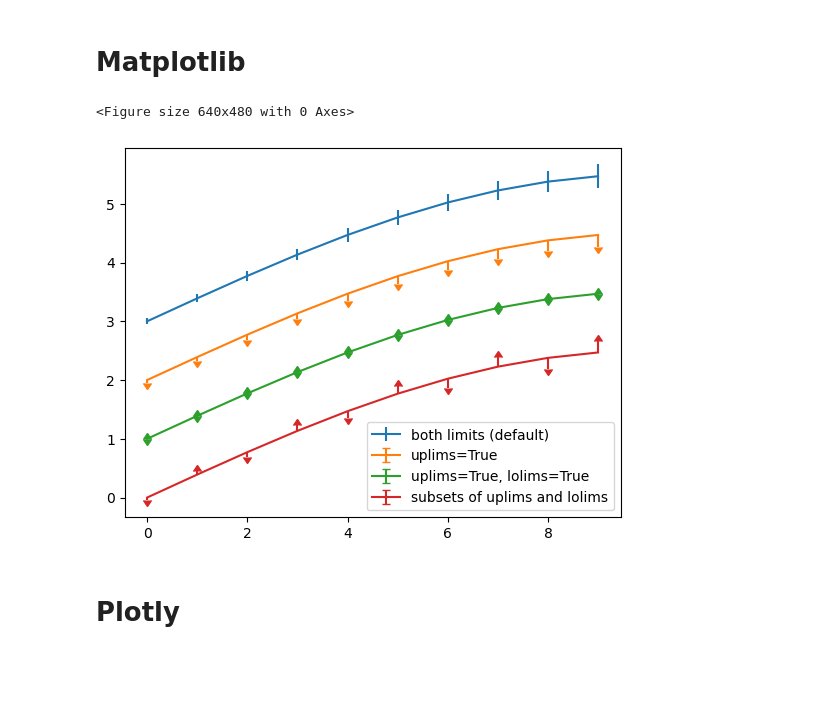
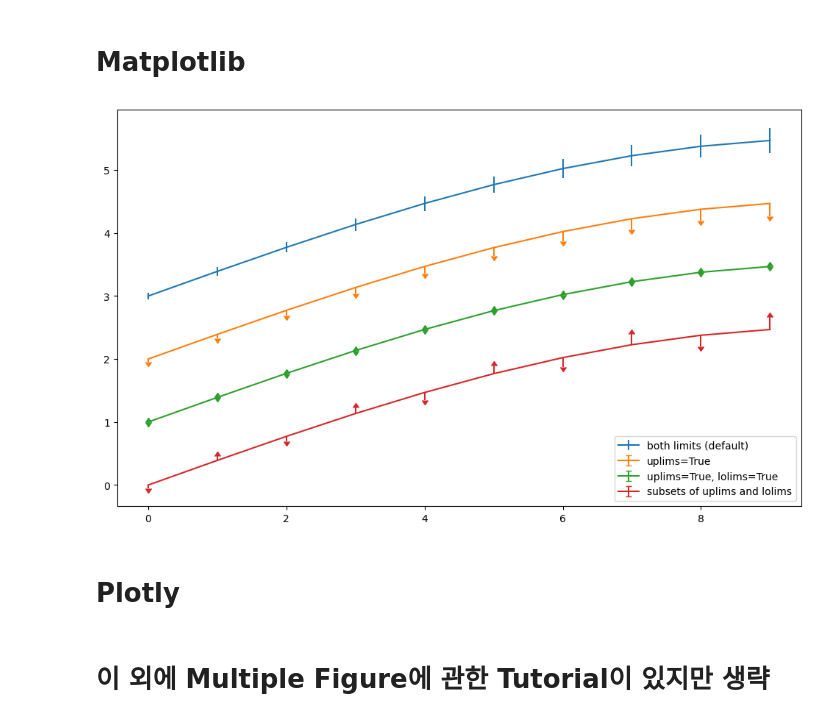
Before and after one commit to hoyeon1234/sin-hoyeon, a Jupyter notebook: python code/quatro/Computations.ipynb, the cells around one changed output. Drawn from its saved outputs; the diff is of its cells as text; code cells hidden in the pictures; blank space fills up the shorter version.

Commit message:
quarto tutorial study

```diff
--- a/python code/quatro/Computations.ipynb
+++ b/python code/quatro/Computations.ipynb
@@ -24,32 +36,28 @@ import matplotlib.pyplot as plt
-# %%
-fig = plt.figure()
-x = np.arange(10)
-y = 2.5 * np.sin(x/20 * np.pi)
-yerr = np.linspace(0.05,0.2,10)
-# %% [output]
-<Figure size 640x480 with 0 Axes>
 # %%
+#| label: fig-limits
+#| fig-cap: "Errorbar limit selection"
 import matplotlib.pyplot as plt
 
 fig = plt.figure()
+fig.set_size_inches(12,7)
 x = np.arange(10)
 y = 2.5 * np.sin(x / 20 * np.pi)
 yerr = np.linspace(0.05, 0.2, 10)
 
 plt.errorbar(x, y + 3, yerr=yerr, label='both limits (default)')
 plt.errorbar(x, y + 2, yerr=yerr, uplims=True, label='uplims=True')
 plt.errorbar(x, y + 1, yerr=yerr, uplims=True, lolims=True,
              label='uplims=True, lolims=True')
 
 upperlimits = [True, False] * 5
 lowerlimits = [False, True] * 5
 plt.errorbar(x, y, yerr=yerr, uplims=upperlimits, lolims=lowerlimits,
              label='subsets of uplims and lolims')
 
 plt.legend(loc='lower right')
 plt.show(fig)
 # %% [output]
-[figure, old version]
+[figure, new version]
 # %% [markdown]
 # Plotly
 # %%
@@ -62,3 +70,5 @@ fig = px.scatter(gapminder2007,
                  size="pop", size_max=60,
                  hover_name="country")
 fig.show()
+# %% [markdown]
+# 이 외에 Multiple Figure에 관한 Tutorial이 있지만 생략
```
Also changed, not shown: parts of 4 cells of this notebook, 4 other files.
